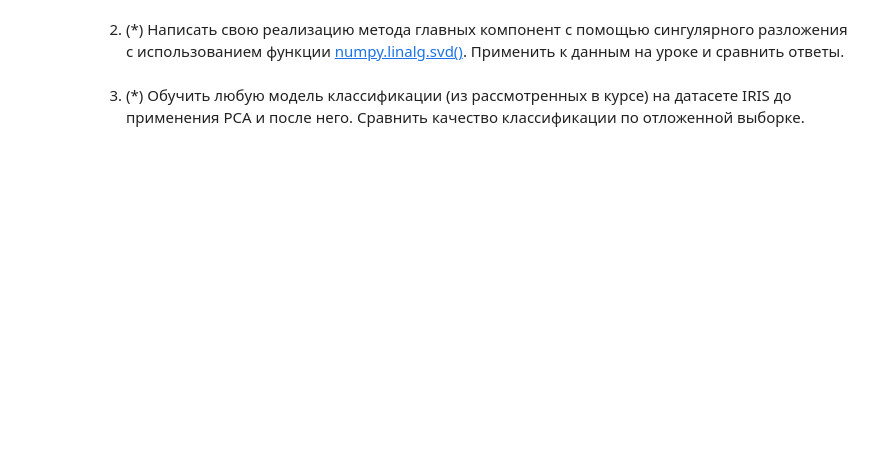
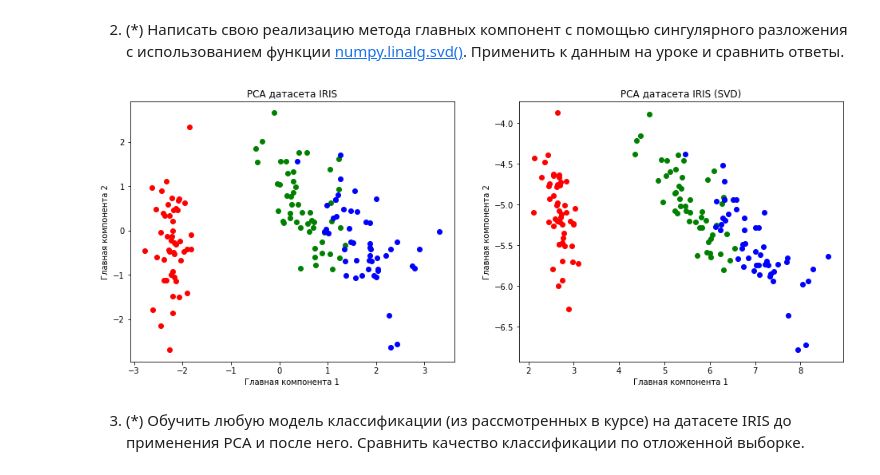
Before and after one commit to nglaz0v/Data_Analysis_Algorithms, a Jupyter notebook: task_08.ipynb, the cells around one changed output. Drawn from its saved outputs; the diff is of its cells as text; code cells hidden in the pictures; blank space fills up the shorter version.

```diff
--- a/task_08.ipynb
+++ b/task_08.ipynb
@@ -5,2 +29,36 @@
+# %%
+U, d, Vt = np.linalg.svd(X_, full_matrices=False)
+D = np.diag(d)
+V = Vt.T
+assert(np.allclose(np.square(d), eig_values))
+
+k = 2
+
+# XX = U[:, :k] @ D[:k, :k] @ Vt[:k,:]
+# print("Using all PCs, MSE = %.6G" %(np.mean((X_ - U @ S @ Vt)**2)))
+# print("Using first 20 PCs, MSE = %.6G" %(np.mean((X_ - XX)**2)))
+
+W = V[:, :k]
+Zsvd = X @ W
+# %%
+plt.figure(figsize=(16,6))
+y = iris.target
+
+plt.subplot(1,2,1)
+for c, i in zip("rgb", [0, 1, 2]):
+    plt.scatter(Z[y==i, 0], Z[y==i, 1], c=c)
+plt.xlabel('Главная компонента 1')
+plt.ylabel('Главная компонента 2')
+plt.title('PCA датасета IRIS')
+
+plt.subplot(1,2,2)
+for c, i in zip("rgb", [0, 1, 2]):
+    plt.scatter(Zsvd[y==i, 0], Zsvd[y==i, 1], c=c)
+plt.xlabel('Главная компонента 1')
+plt.ylabel('Главная компонента 2')
+plt.title('PCA датасета IRIS (SVD)')
+plt.show()
+# %% [output]
+[figure, added]
 # %% [markdown]
 3. (\*) Обучить любую модель классификации (из рассмотренных в курсе) на датасете IRIS до применения PCA и после него. Сравнить качество классификации по отложенной выборке.
```
Also changed, not shown: parts of 17 cells of this notebook.
